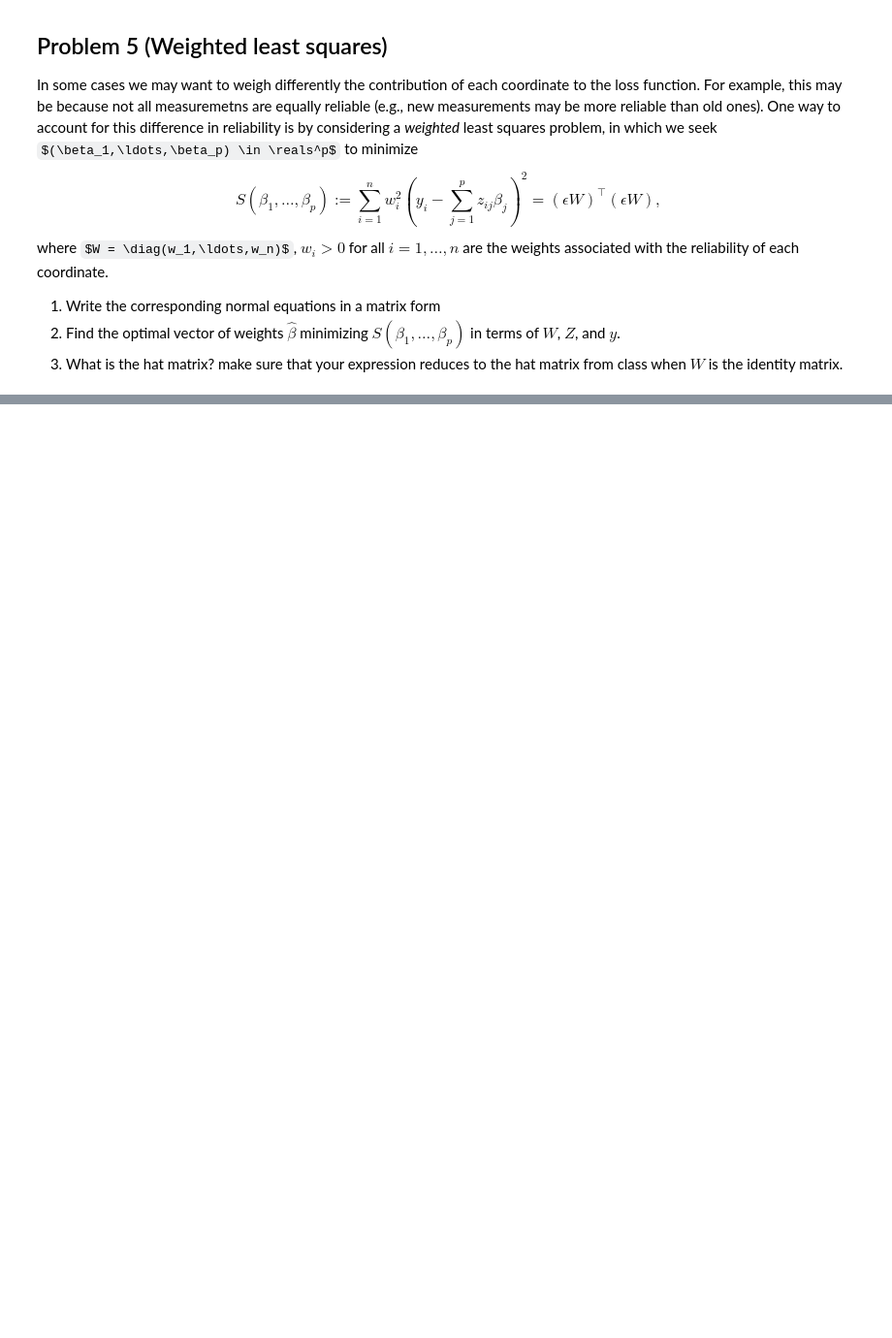
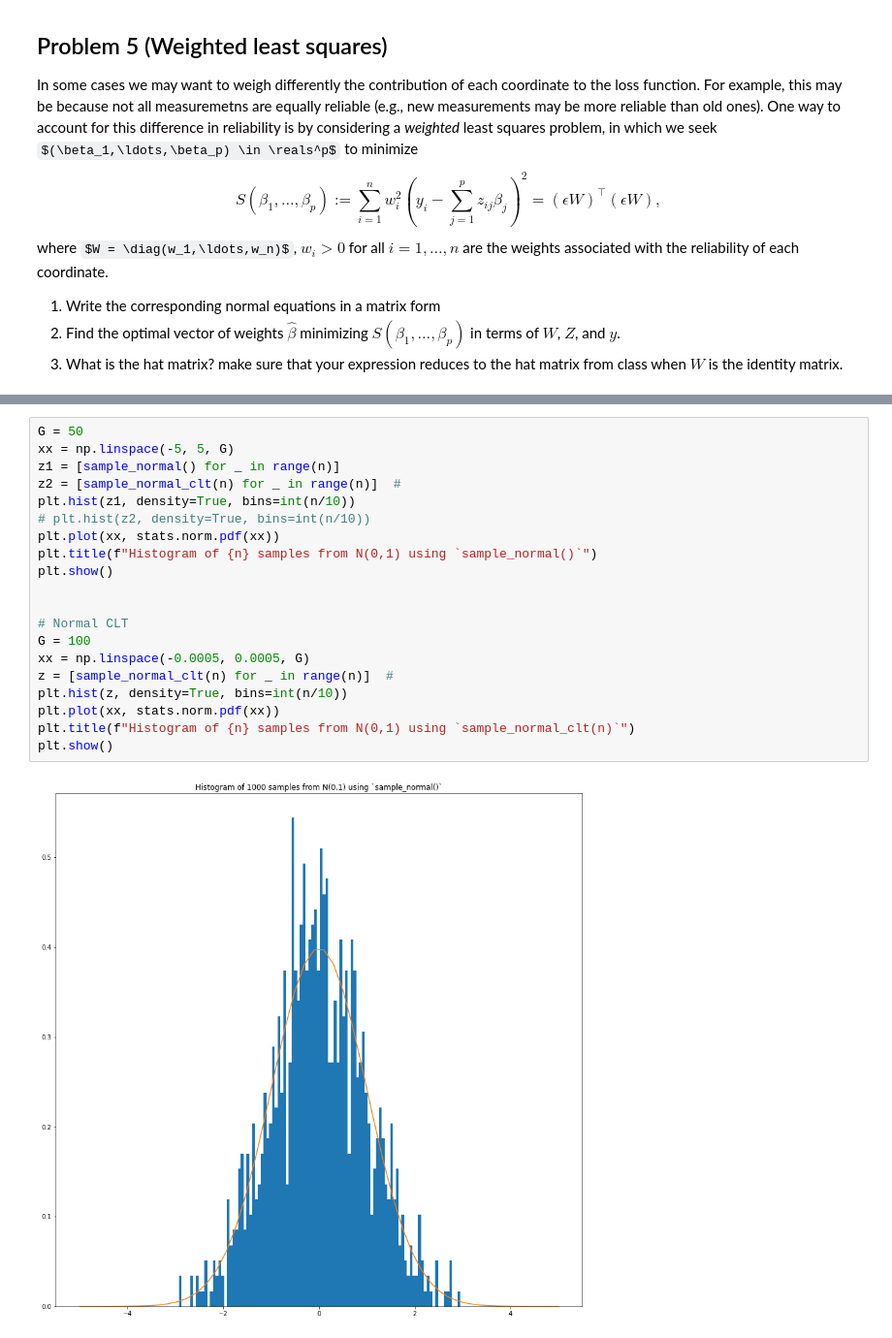
Before and after one commit to Nesher123/advanced-statistics, a Jupyter notebook: hw1.ipynb, the cells around one changed output, grey strips where cells are left out. Shown at 97% size. Drawn from its saved outputs; the diff is of its cells as text; some formulas as TeX source; blank space fills up the shorter version.

```diff
--- a/hw1.ipynb
+++ b/hw1.ipynb
@@ -469,3 +488,25 @@ def sample_f(k1: int, k2:int) -> float:
     x1 = sample_chisq(k1)
     x2 = sample_chisq(k2)
     return (x1 / k1) / (x2 / k2)
+# %%
+G = 50
+xx = np.linspace(-5, 5, G)
+z1 = [sample_normal() for _ in range(n)]
+z2 = [sample_normal_clt(n) for _ in range(n)]  #
+plt.hist(z1, density=True, bins=int(n/10))
+# plt.hist(z2, density=True, bins=int(n/10))
+plt.plot(xx, stats.norm.pdf(xx))
+plt.title(f"Histogram of {n} samples from N(0,1) using `sample_normal()`")
+plt.show()
+
+
+# Normal CLT
+G = 100
+xx = np.linspace(-0.0005, 0.0005, G)
+z = [sample_normal_clt(n) for _ in range(n)]  #
+plt.hist(z, density=True, bins=int(n/10))
+plt.plot(xx, stats.norm.pdf(xx))
+plt.title(f"Histogram of {n} samples from N(0,1) using `sample_normal_clt(n)`")
+plt.show()
+# %% [output]
+[figure, added]
```
Also changed, not shown: parts of 9 cells of this notebook.
